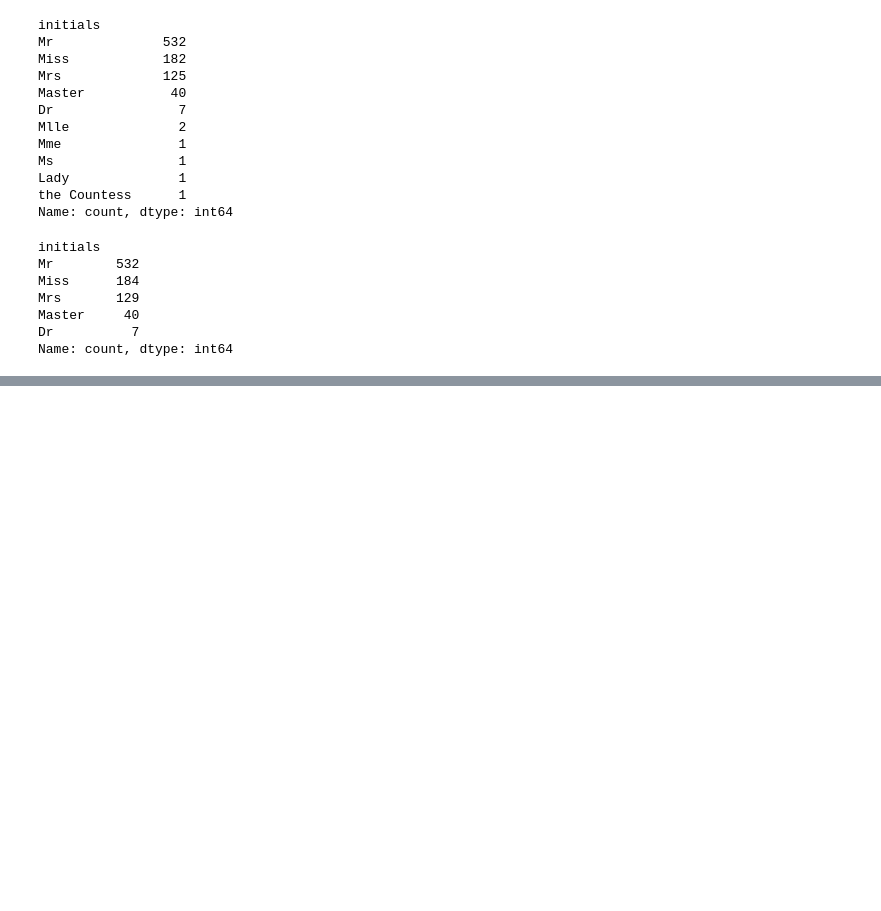
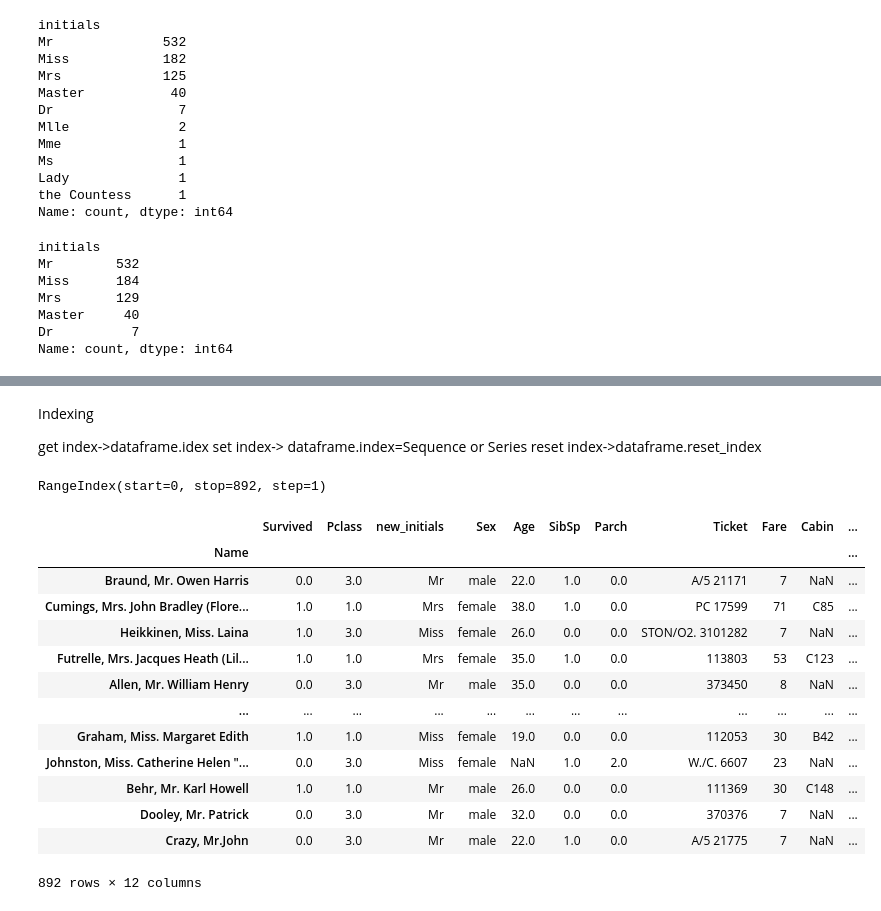
Before and after one commit to abinhyanmikha/Data-Science, a Jupyter notebook: Data preprocessing/day31/DataManupulation copy.ipynb, the cells around one changed output, grey strips where cells are left out. Saved outputs shown, nothing was run; the diff lists cells and outputs as text; code cells hidden in the pictures; blank space fills up the shorter version.

```diff
--- a/Data preprocessing/day31/DataManupulation copy.ipynb
+++ b/Data preprocessing/day31/DataManupulation copy.ipynb
@@ -402,0 +444,2 @@ TypeError: replace_with_gender() got an unexpected keyword argument 'axis'
+# %%
+titanic_df.Fare=titanic_df.Fare.astype(int)
@@ -402,0 +465,27 @@ TypeError: replace_with_gender() got an unexpected keyword argument 'axis'
+# %% [markdown]
+Indexing
+
+get index->dataframe.idex
+set index-> dataframe.index=Sequence or Series
+reset index->dataframe.reset_index
+# %%
+titanic_df.index
+# %% [output]
+RangeIndex(start=0, stop=892, step=1)
+# %%
+titanic_df.set_index("Name", drop="False")
+# %% [output]
+|  | Survived | Pclass | new_initials | Sex | Age | SibSp | Parch | Ticket | Fare | Cabin | ... |
+| Name |  |  |  |  |  |  |  |  |  |  | ... |
+| Braund, Mr. Owen Harris | 0.0 | 3.0 | Mr | male | 22.0 | 1.0 | 0.0 | A/5 21171 | 7 | NaN | ... |
+| Cumings, Mrs. John Bradley (Flore... | 1.0 | 1.0 | Mrs | female | 38.0 | 1.0 | 0.0 | PC 17599 | 71 | C85 | ... |
+| Heikkinen, Miss. Laina | 1.0 | 3.0 | Miss | female | 26.0 | 0.0 | 0.0 | STON/O2. 3101282 | 7 | NaN | ... |
+| Futrelle, Mrs. Jacques Heath (Lil... | 1.0 | 1.0 | Mrs | female | 35.0 | 1.0 | 0.0 | 113803 | 53 | C123 | ... |
+| Allen, Mr. William Henry | 0.0 | 3.0 | Mr | male | 35.0 | 0.0 | 0.0 | 373450 | 8 | NaN | ... |
+| ... | ... | ... | ... | ... | ... | ... | ... | ... | ... | ... | ... |
+| Graham, Miss. Margaret Edith | 1.0 | 1.0 | Miss | female | 19.0 | 0.0 | 0.0 | 112053 | 30 | B42 | ... |
+| Johnston, Miss. Catherine Helen "... | 0.0 | 3.0 | Miss | female | NaN | 1.0 | 2.0 | W./C. 6607 | 23 | NaN | ... |
+| Behr, Mr. Karl Howell | 1.0 | 1.0 | Mr | male | 26.0 | 0.0 | 0.0 | 111369 | 30 | C148 | ... |
+| Dooley, Mr. Patrick | 0.0 | 3.0 | Mr | male | 32.0 | 0.0 | 0.0 | 370376 | 7 | NaN | ... |
+| Crazy, Mr.John | 0.0 | 3.0 | Mr | male | 22.0 | 1.0 | 0.0 | A/5 21775 | 7 | NaN | ... |
+892 rows × 12 columns
```
Also changed, not shown: parts of 9 cells of this notebook.
